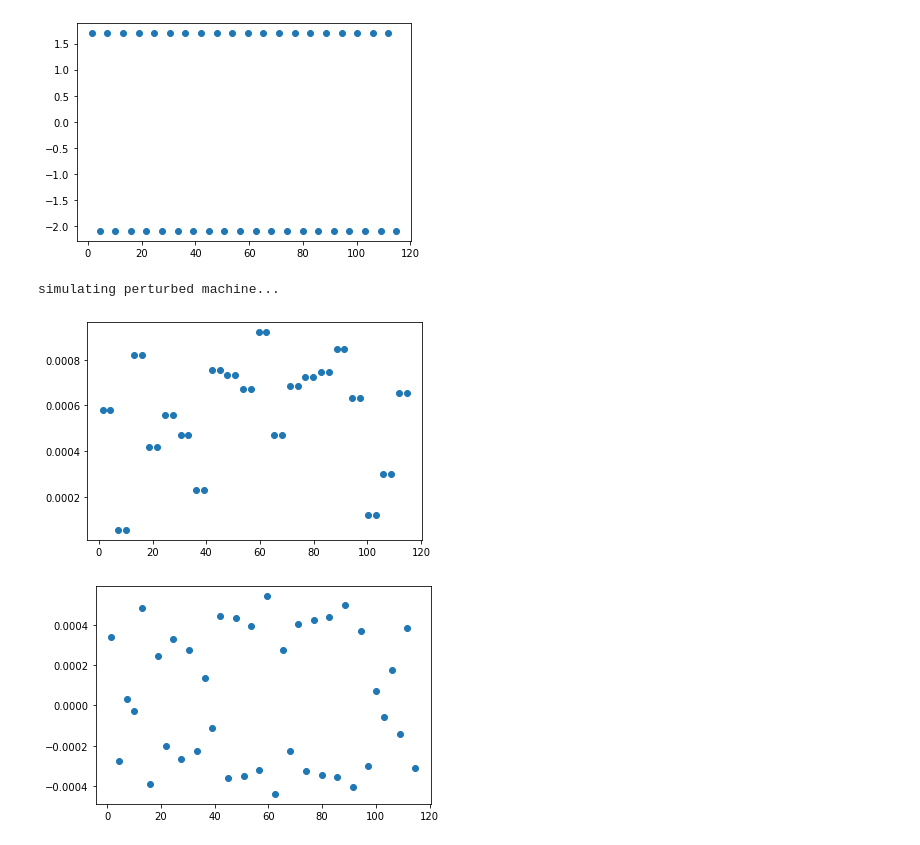
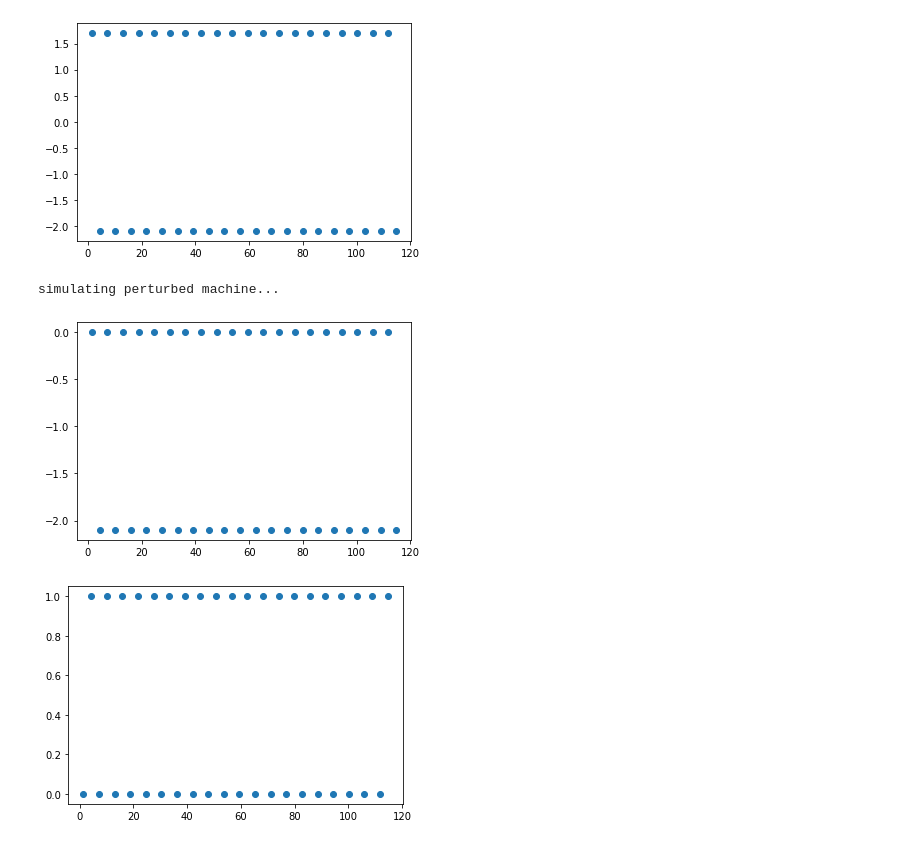
Before and after one commit to iagapov/pyat-loco, a Jupyter notebook: fodo_loco/fodo_loco_at.ipynb, the cells around one changed output. Saved outputs shown, nothing was run; the diff lists cells and outputs as text; code cells hidden in the pictures.

```diff
--- a/fodo_loco/fodo_loco_at.ipynb
+++ b/fodo_loco/fodo_loco_at.ipynb
@@ -214,30 +215,30 @@ plt.show()
 # %%
 print('simulating perturbed machine...')
 #loco.simulateMachine()
 import random
 Quad_strength_err = []
 i = 0
 quad_indexes = get_refpts(ring, elements.Quadrupole)
 while(i<len(quad_indexes)):
 
     error = random.uniform(0, 0.001)
     #print(error)
-    ring[quad_indexes[i]].K = error
-    quad_strength_err = ring[quad_indexes[6]].K
+    ring[quad_indexes[6]].K = error
+    quad_strength_err = ring[quad_indexes[i]].K
     Quad_strength_err.append(quad_strength_err)
 
     i += 1
 
 plt.scatter(s_pos,Quad_strength_err)
 plt.show()
 # %% [output]
 simulating perturbed machine...
-[figure, old version]
+[figure, new version]
 # %%
 from AT import showQuadsDiff
 showQuadsDiff(s_pos, Quad_strength, Quad_strength_err)
 # %% [output]
-[figure, old version]
+[figure, new version]
 # %%
 loco = Loco(engine='at')
 loco.lattice = ring
```
Also changed, not shown: parts of 10 cells of this notebook, 3 other files.
